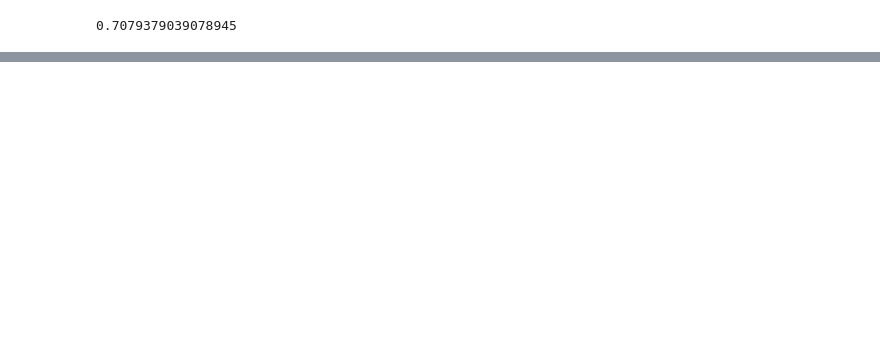
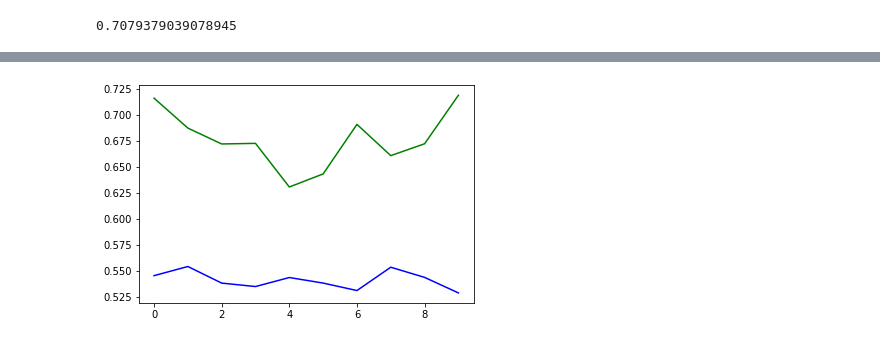
Before and after one commit to Soooooda/Youtube-Reviews-Sentiment-Analyzer, a Jupyter notebook: data_process.ipynb, the cells around one changed output, grey strips where cells are left out. Saved outputs shown, nothing was run; the diff lists cells and outputs as text; code cells hidden in the pictures; blank space fills up the shorter version.

```diff
--- a/data_process.ipynb
+++ b/data_process.ipynb
@@ -294,0 +516,8 @@ regr2.score(X_test_word_average, test_data['views'])
+# %%
+# First checking if GPU is available
+train_on_gpu=torch.cuda.is_available()
+
+if(train_on_gpu):
+    print('Training on GPU.')
+else:
+    print('No GPU available, training on CPU.')
@@ -294,0 +591,12 @@ regr2.score(X_test_word_average, test_data['views'])
+# %%
+# Instantiate the model w/ hyperparams
+vocab_size = 1193514+1#???
+output_size = 1
+embedding_dim = 25
+hidden_dim = 100
+n_layers = 2
+
+net = None
+net = SentimentRNN(vocab_size, output_size, embedding_dim, hidden_dim, n_layers)
+
+print(net)
@@ -294,0 +610,6 @@ regr2.score(X_test_word_average, test_data['views'])
+# %%
+# loss and optimization functions
+lr=0.001
+
+criterion = nn.BCELoss()
+optimizer = torch.optim.Adam(net.parameters(), lr=lr)
@@ -294,0 +725,7 @@ regr2.score(X_test_word_average, test_data['views'])
+# %%
+import matplotlib.pyplot as plt
+plt.plot(trainLoss,color='g')
+plt.plot(validLoss,color='b')
+plt.show()
+# %% [output]
+[figure, added]
```
Also changed, not shown: parts of 50 cells of this notebook, 7 other files.
